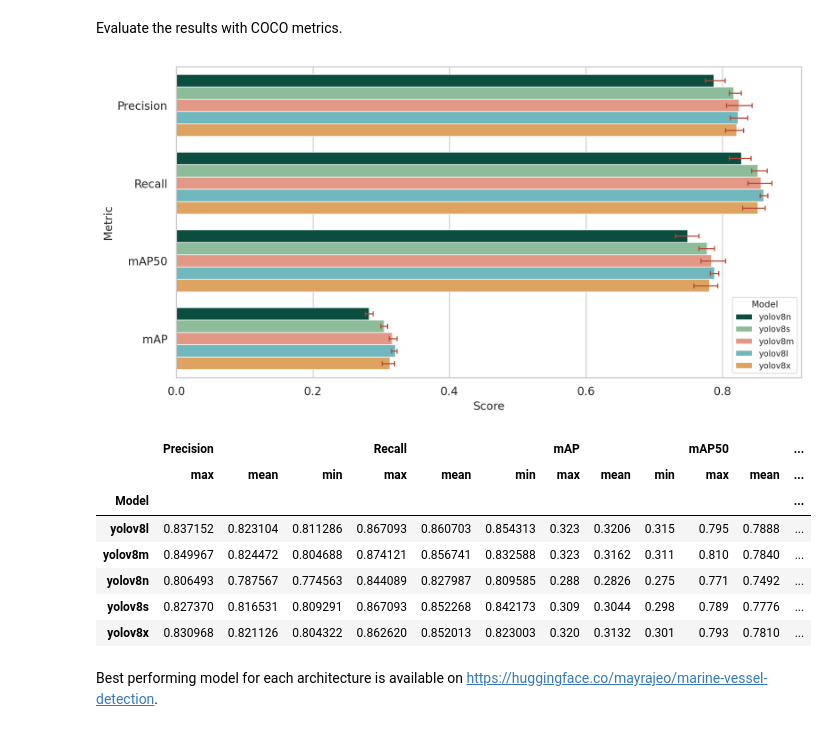
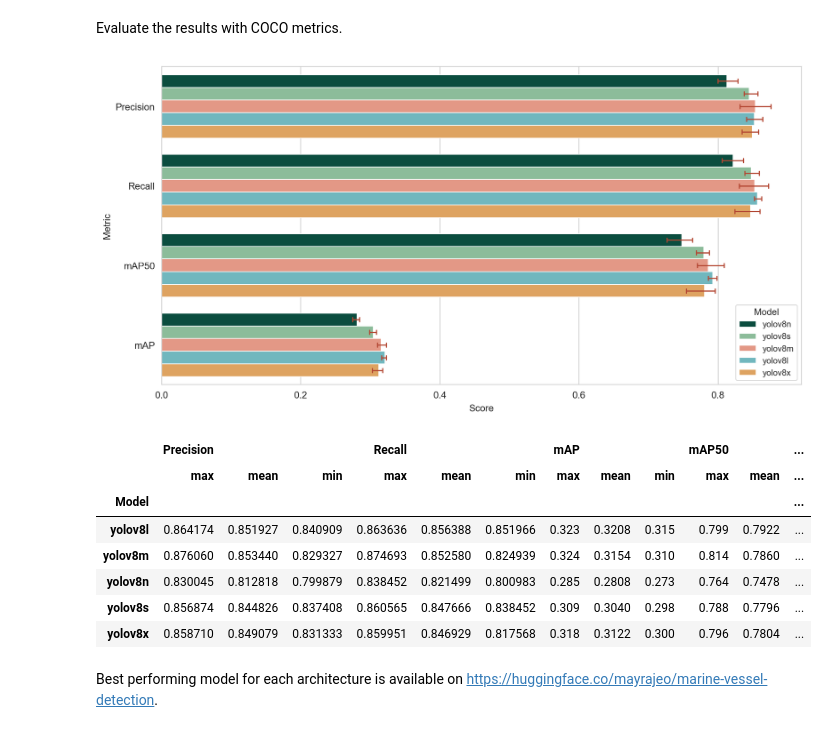
Before and after one commit to mayrajeo/ship-detection, a Jupyter notebook: nbs/detection_results.ipynb, the cells around one changed output. Saved outputs shown, nothing was run; the diff lists cells and outputs as text; code cells hidden in the pictures.

```diff
--- a/nbs/detection_results.ipynb
+++ b/nbs/detection_results.ipynb
@@ -61,10 +62,11 @@ for m in models:
     for f in folds:
         res = pd.read_csv(model_path/m/f/'results.csv')
         res.rename(columns=lambda x: x.strip(), inplace=True)
-        pre = np.array(res['metrics/precision(B)']).max()
-        rec = np.array(res['metrics/recall(B)']).max()
-        mAP50 = np.array(res['metrics/mAP50(B)']).max()
-        mAP = np.array(res['metrics/mAP50-95(B)']).max()
+        best_ix = res['metrics/mAP50-95(B)'].argmax()
+        pre = np.array(res['metrics/precision(B)'])[best_ix]
+        rec = np.array(res['metrics/recall(B)'])[best_ix]
+        mAP50 = np.array(res['metrics/mAP50(B)'])[best_ix]
+        mAP = np.array(res['metrics/mAP50-95(B)'])[best_ix]
 
         results.append([m.split('_')[0],f,pre, rec, mAP50, mAP])
 resdf = pd.DataFrame(columns=['Model', 'fold', 'Precision', 'Recall', 'mAP50', 'mAP'], data=results)
@@ -224,10 +226,11 @@ def get_tp_fp_fn(pred_gdf:gpd.GeoDataFrame, gt_gdf:gpd.GeoDataFrame,
     # Any remaining ground truth polygons are false negatives
     false_negatives = len(gt_gdf_copy)
     return true_positives, false_positives, false_negatives
-
 precs = []
 recs = []
 results = []
+shp_path = Path('../dataset')
+
 for m in models:
     mpre = []
     mrec = []
@@ -240,43 +243,44 @@ for m in models:
         tiles = os.listdir(f'../results_l1c/{m}/{f}')
         # Evaluate precision and recall
         for t in tiles:
-            tsteps = [f for f in os.listdir(f'../data/annotated_ships/{t}') if f.endswith('shp')]
+            tsteps = fiona.listlayers(shp_path/f'{t.split(".")[0]}.gpkg')
             for tstep in tsteps:
-                targs = gpd.read_file(f'../data/annotated_ships/{t}/{tstep}')
-                preds = gpd.read_file(f"../results_l1c/{m}/{f}/{t}/{tstep.replace('shp', 'geojson')}")
+                targs = gpd.read_file(shp_path/f'{t}.gpkg', layer=tstep)
+                preds = gpd.read_file(f"../results_l1c/{m}/{f}/{t}/{tstep}.geojson")
+                preds = preds[preds.score >= .05]
                 tp, fp, fn = get_tp_fp_fn(preds, targs, 0.5)
                 ftp.append(tp)
                 ffp.append(fp)
                 ffn.append(fn)
 
         # Get mAP50 and mAP
         with open(f'../runs/{m}/{f}/eval.txt') as r:
             lines = [l.strip() for l in r.readlines()]
         lines = [l for l in lines if 'Average' in l]
         mAP50 = float(lines[1].split('=')[-1].strip())
         mAP = float(lines[0].split('=')[-1].strip())
         pre = sum(ftp) / (sum(ftp) + sum(ffp))
         rec = sum(ftp) / (sum(ftp) + sum(ffn))
         results.append([m.split('_')[0],f,pre,rec, mAP50, mAP])
         mpre.append(np.mean(pre))
         mrec.append(np.mean(rec))
     precs.append(mpre)
     recs.append(mrec)
 resdf = pd.DataFrame(columns=['Model', 'fold', 'Precision', 'Recall', 'mAP50', 'mAP'], data=results)
 sns.set_style('whitegrid')
 fig, ax = plt.subplots(1,1, figsize=(12,6), dpi=200)
 with sns.plotting_context('paper'):
     ax.set_ylim([0,1])
     sns.barplot(y='variable', x='value', hue='Model', data=pd.melt(resdf, id_vars=['Model', 'fold']),
                 palette=colors5, errorbar=('ci', 100), capsize=.25, errcolor='#b34733', errwidth=1.2)
     sns.move_legend(ax, 'lower right')
     plt.ylabel('Metric')
     plt.xlabel('Score')
 
     plt.savefig('../figures/test_results.jpeg', bbox_inches='tight', dpi=300)
     plt.show()
 # %% [output]
-[figure, old version]
+[figure, new version]
 # %%
 resdf.pivot_table(values=['Precision', 'Recall', 'mAP50', 'mAP'], index=['Model'],
                   aggfunc={'Precision':[min, max, np.mean],
@@ -287,10 +291,10 @@ resdf.pivot_table(values=['Precision', 'Recall', 'mAP50', 'mAP'], index=['Model'
 |  | Precision |  |  | Recall |  |  | mAP |  |  | mAP50 |  | ... |
 |  | max | mean | min | max | mean | min | max | mean | min | max | mean | ... |
 | Model |  |  |  |  |  |  |  |  |  |  |  | ... |
-| yolov8l | 0.837152 | 0.823104 | 0.811286 | 0.867093 | 0.860703 | 0.854313 | 0.323 | 0.3206 | 0.315 | 0.795 | 0.7888 | ... |
-| yolov8m | 0.849967 | 0.824472 | 0.804688 | 0.874121 | 0.856741 | 0.832588 | 0.323 | 0.3162 | 0.311 | 0.810 | 0.7840 | ... |
-| yolov8n | 0.806493 | 0.787567 | 0.774563 | 0.844089 | 0.827987 | 0.809585 | 0.288 | 0.2826 | 0.275 | 0.771 | 0.7492 | ... |
-| yolov8s | 0.827370 | 0.816531 | 0.809291 | 0.867093 | 0.852268 | 0.842173 | 0.309 | 0.3044 | 0.298 | 0.789 | 0.7776 | ... |
-| yolov8x | 0.830968 | 0.821126 | 0.804322 | 0.862620 | 0.852013 | 0.823003 | 0.320 | 0.3132 | 0.301 | 0.793 | 0.7810 | ... |
+| yolov8l | 0.864174 | 0.851927 | 0.840909 | 0.863636 | 0.856388 | 0.851966 | 0.323 | 0.3208 | 0.315 | 0.799 | 0.7922 | ... |
+| yolov8m | 0.876060 | 0.853440 | 0.829327 | 0.874693 | 0.852580 | 0.824939 | 0.324 | 0.3154 | 0.310 | 0.814 | 0.7860 | ... |
+| yolov8n | 0.830045 | 0.812818 | 0.799879 | 0.838452 | 0.821499 | 0.800983 | 0.285 | 0.2808 | 0.273 | 0.764 | 0.7478 | ... |
+| yolov8s | 0.856874 | 0.844826 | 0.837408 | 0.860565 | 0.847666 | 0.838452 | 0.309 | 0.3040 | 0.298 | 0.788 | 0.7796 | ... |
+| yolov8x | 0.858710 | 0.849079 | 0.831333 | 0.859951 | 0.846929 | 0.817568 | 0.318 | 0.3122 | 0.300 | 0.796 | 0.7804 | ... |
 # %% [markdown]
 Best performing model for each architecture is available on [https://huggingface.co/mayrajeo/marine-vessel-detection](https://huggingface.co/mayrajeo/marine-vessel-detection).
```
Also changed, not shown: parts of 2 cells of this notebook, 5 other files.
